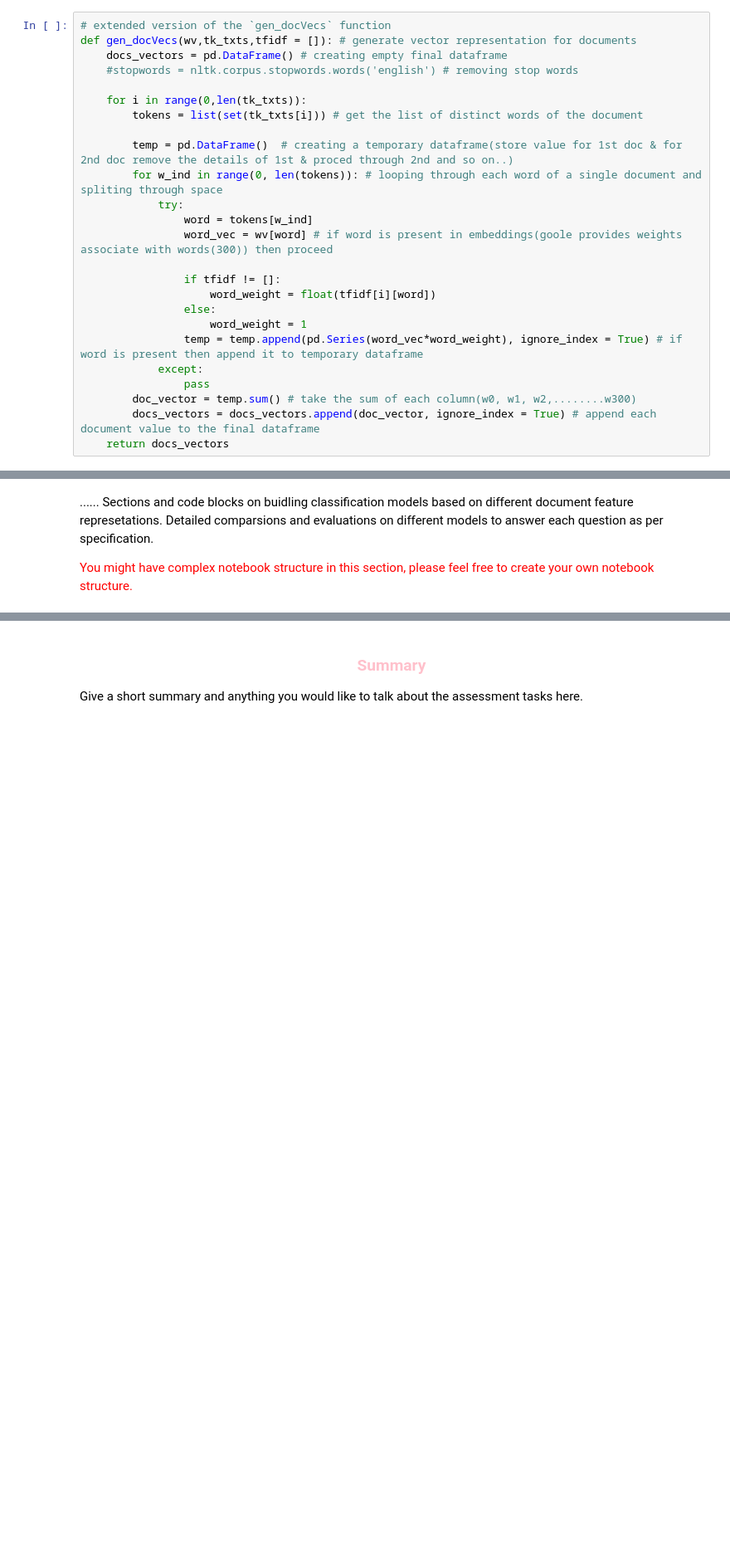
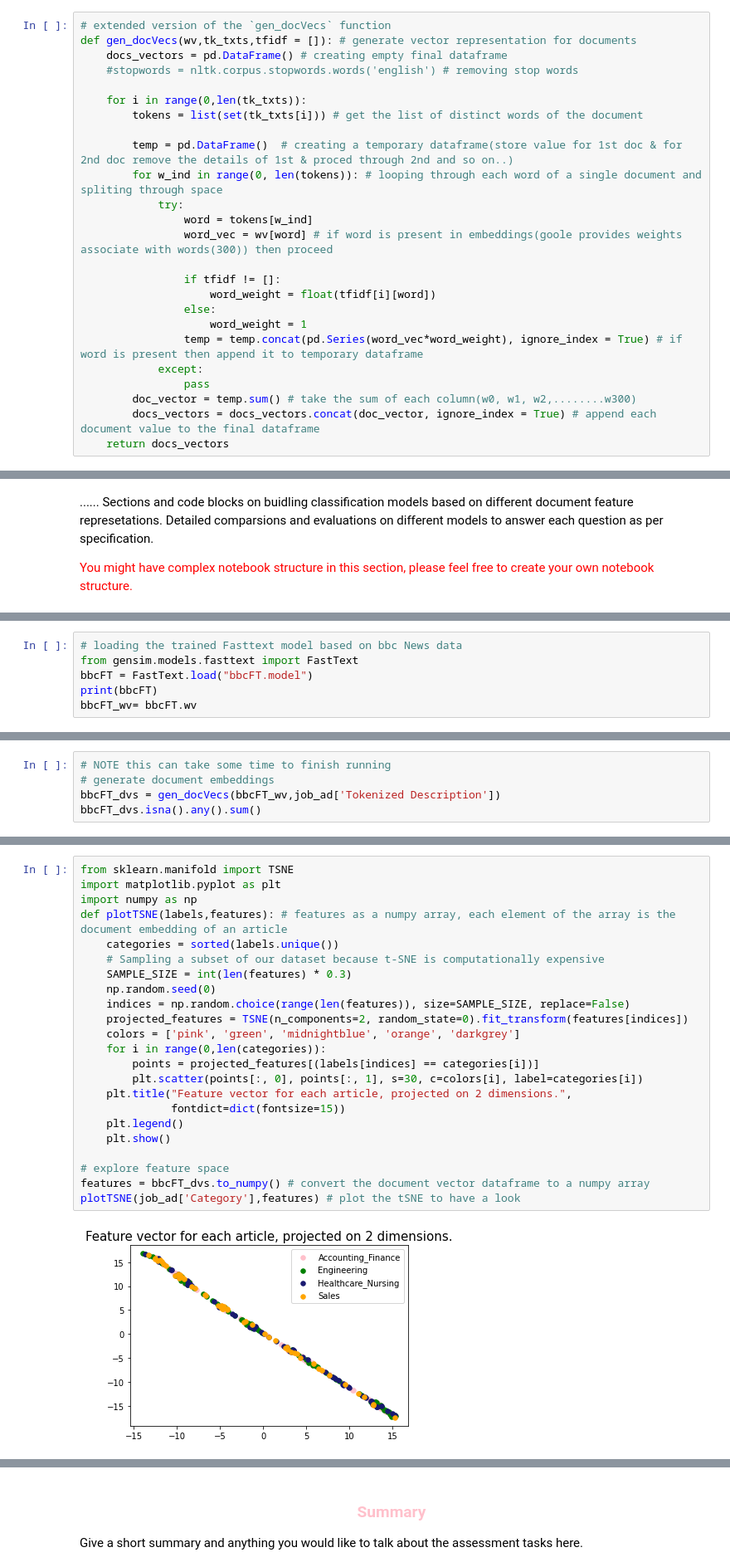
Before and after one commit to tnathu-ai/NLP-Job-Ad, a Jupyter notebook: task2_3.ipynb, the cells around one changed output, grey strips where cells are left out. Shown at 83% size. Saved outputs shown, nothing was run; the diff lists cells and outputs as text; blank space fills up the shorter version.

Commit message:
added fasttext model

```diff
--- a/task2_3.ipynb
+++ b/task2_3.ipynb
@@ -304,11 +354,11 @@ def gen_docVecs(wv,tk_txts,tfidf = []): # generate vector representation for doc
                     word_weight = float(tfidf[i][word])
                 else:
                     word_weight = 1
-                temp = temp.append(pd.Series(word_vec*word_weight), ignore_index = True) # if word is present then append it to temporary dataframe
+                temp = temp.concat(pd.Series(word_vec*word_weight), ignore_index = True) # if word is present then append it to temporary dataframe
             except:
                 pass
         doc_vector = temp.sum() # take the sum of each column(w0, w1, w2,........w300)
-        docs_vectors = docs_vectors.append(doc_vector, ignore_index = True) # append each document value to the final dataframe
+        docs_vectors = docs_vectors.concat(doc_vector, ignore_index = True) # append each document value to the final dataframe
     return docs_vectors
 # %%
 # save count vector representation of job advertisement descriptions
@@ -503,0 +588,6 @@ def load_glove_embeddings():
+# %%
+# loading the trained Fasttext model based on bbc News data
+from gensim.models.fasttext import FastText
+bbcFT = FastText.load("bbcFT.model")
+print(bbcFT)
+bbcFT_wv= bbcFT.wv
@@ -503,0 +602,5 @@ def load_glove_embeddings():
+# %%
+# NOTE this can take some time to finish running
+# generate document embeddings
+bbcFT_dvs = gen_docVecs(bbcFT_wv,job_ad['Tokenized Description'])
+bbcFT_dvs.isna().any().sum()
@@ -503,0 +649,25 @@ def load_glove_embeddings():
+# %%
+from sklearn.manifold import TSNE
+import matplotlib.pyplot as plt
+import numpy as np
+def plotTSNE(labels,features): # features as a numpy array, each element of the array is the document embedding of an article
+    categories = sorted(labels.unique())
+    # Sampling a subset of our dataset because t-SNE is computationally expensive
+    SAMPLE_SIZE = int(len(features) * 0.3)
+    np.random.seed(0)
+    indices = np.random.choice(range(len(features)), size=SAMPLE_SIZE, replace=False)
+    projected_features = TSNE(n_components=2, random_state=0).fit_transform(features[indices])
+    colors = ['pink', 'green', 'midnightblue', 'orange', 'darkgrey']
+    for i in range(0,len(categories)):
+        points = projected_features[(labels[indices] == categories[i])]
+        plt.scatter(points[:, 0], points[:, 1], s=30, c=colors[i], label=categories[i])
+    plt.title("Feature vector for each article, projected on 2 dimensions.",
+              fontdict=dict(fontsize=15))
+    plt.legend()
+    plt.show()
+
+# explore feature space
+features = bbcFT_dvs.to_numpy() # convert the document vector dataframe to a numpy array
+plotTSNE(job_ad['Category'],features) # plot the tSNE to have a look
+# %% [output]
+[figure, added]
```
Also changed, not shown: parts of 26 cells of this notebook, 3 other files.
